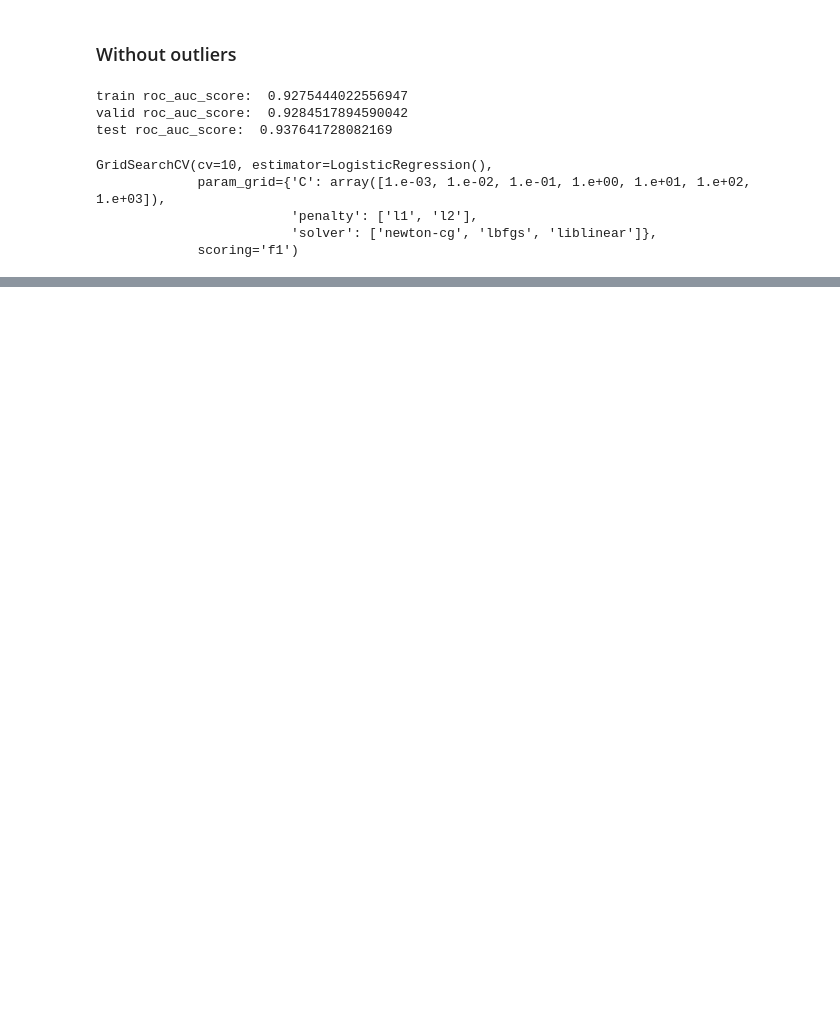
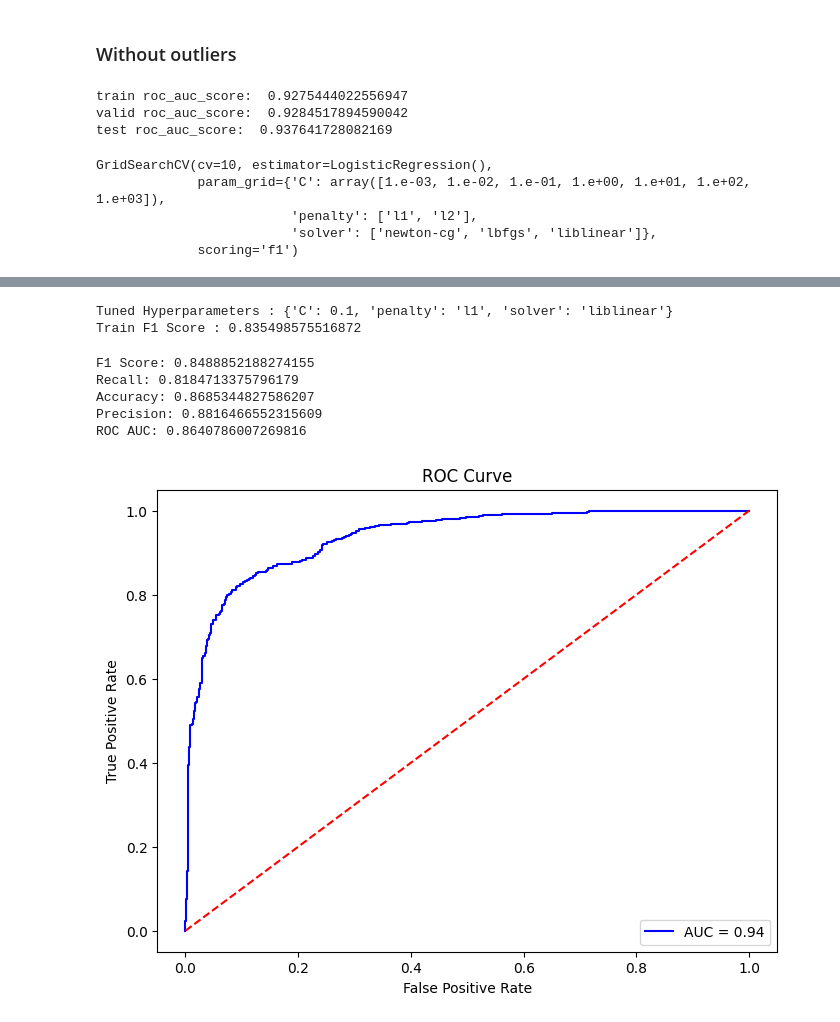
Before and after one commit to shazzad-hasan/ethereum-fraud-detection, a Jupyter notebook: models/logistic_reg.ipynb, the cells around one changed output, grey strips where cells are left out. Drawn from its saved outputs; the diff is of its cells as text; code cells hidden in the pictures; blank space fills up the shorter version.

```diff
--- a/models/logistic_reg.ipynb
+++ b/models/logistic_reg.ipynb
@@ -226,0 +227,37 @@ test roc_auc_score:  0.9361327408543703
+# %%
+print("Tuned Hyperparameters :", clf.best_params_)
+print("Train F1 Score :",clf.best_score_)
+# %% [output]
+Tuned Hyperparameters : {'C': 0.1, 'penalty': 'l1', 'solver': 'liblinear'}
+Train F1 Score : 0.835498575516872
+# %%
+y_pred = clf.predict(df_test_prep)
+
+print("F1 Score: {}\nRecall: {}\nAccuracy: {}\nPrecision: {}\nROC AUC: {}".format(
+    f1_score(df_test['FLAG'], y_pred),
+    recall_score(df_test['FLAG'], y_pred),
+    accuracy_score(df_test['FLAG'], y_pred),
+    precision_score(df_test['FLAG'], y_pred),
+    roc_auc_score(df_test['FLAG'], y_pred))
+)
+# %% [output]
+F1 Score: 0.8488852188274155
+Recall: 0.8184713375796179
+Accuracy: 0.8685344827586207
+Precision: 0.8816466552315609
+ROC AUC: 0.8640786007269816
+# %%
+y_pred = clf.predict_proba(df_test_prep)[:, 1]
+fpr, tpr, threshold = roc_curve(df_test['FLAG'], y_pred)
+roc_auc = auc(fpr, tpr)
+
+plt.figure(figsize=(8,6))
+plt.title('ROC Curve')
+plt.plot(fpr, tpr, 'b', label = 'AUC = %0.2f' % roc_auc)
+plt.legend(loc = 'lower right')
+plt.plot([0,1], [0,1], 'r--')
+plt.ylabel('True Positive Rate')
+plt.xlabel('False Positive Rate')
+plt.show()
+# %% [output]
+[figure, added]
```
Also changed, not shown: parts of 6 cells of this notebook.
